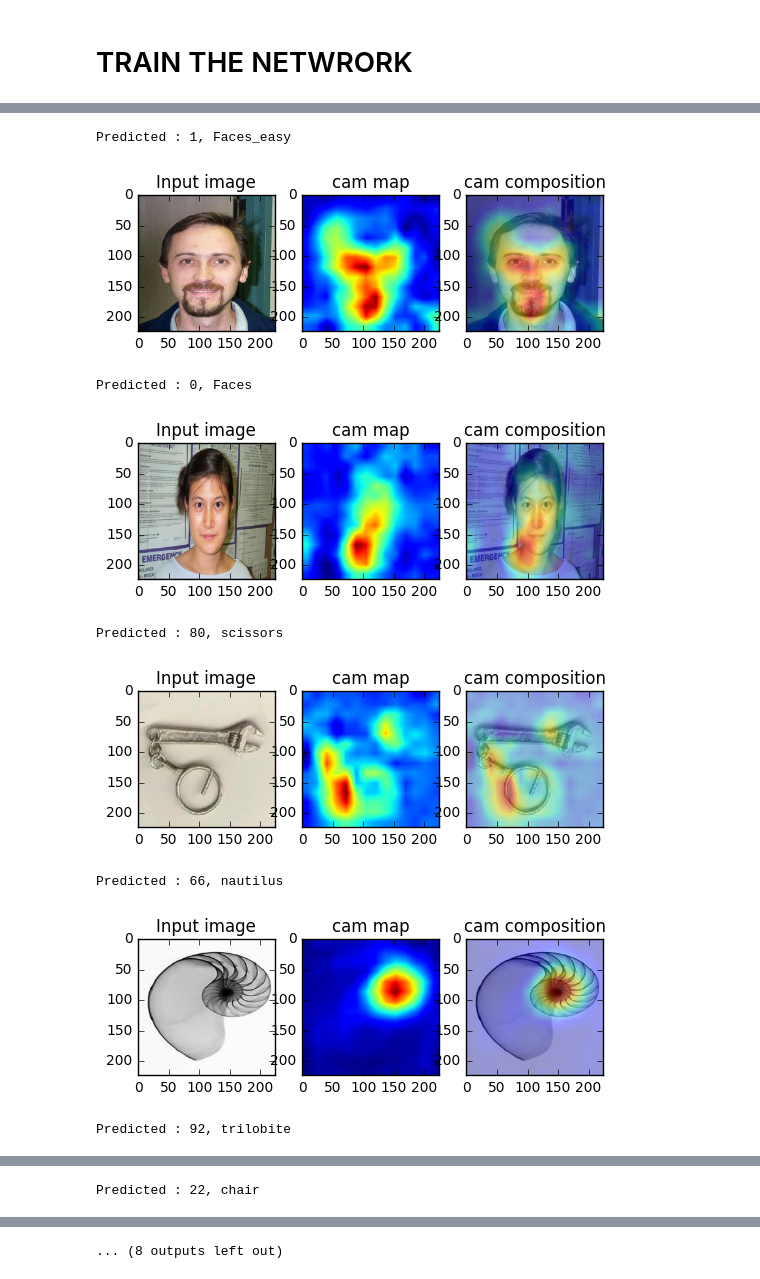
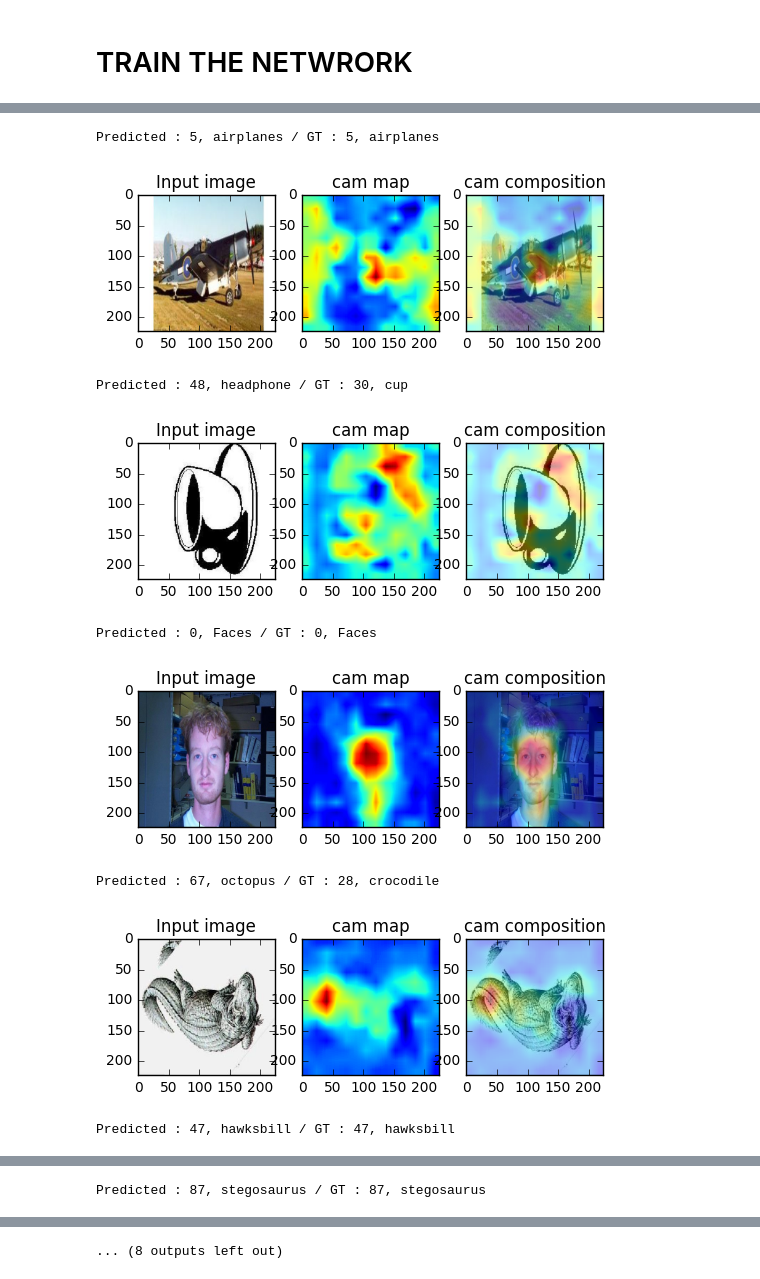
Before and after one commit to itswyri/cam_vgg, a Jupyter notebook: cam_vgg.ipynb, the cells around one changed output, grey strips where cells are left out. Saved outputs shown, nothing was run; the diff lists cells and outputs as text; code cells hidden in the pictures.

```diff
--- a/cam_vgg.ipynb
+++ b/cam_vgg.ipynb
@@ -191,7 +191,8 @@ layers = (
 
 # You can choose trainable=True / False
 # If trainable=True, you can finetune pretrained network as well as cam layer
-weights, biases, mean_pixel = loadnet(VGG_PATH, layers, trainable=False)
+_weights, _biases, _ = loadnet(VGG_PATH, layers, trainable=False)
+weights, biases, mean_pixel = loadnet(VGG_PATH, layers, trainable=True)
 print ("Network for VGG ready")
 # %% [output]
 Network for VGG ready
@@ -225,11 +226,18 @@ NETWORK READY
 # %% [markdown]
 # DEFINE FUNCTIONS FOR THE NETWORK
 # %%
+# For initializing cam weights w/o backprop through vgg19
+_fnet = feednet(_weights, _biases, layers, mean_pixel, img_placeholder)
+_pred = cam(_fnet, weights, biases, kr)['out']
+_cost = tf.reduce_mean(tf.nn.softmax_cross_entropy_with_logits(_pred, y))
+_optm = tf.train.AdamOptimizer(learning_rate=0.001).minimize(_cost)
+
+# For fintuning vgg19
 fnet = feednet(weights, biases, layers, mean_pixel, img_placeholder)
 fcam = cam(fnet, weights, biases, kr)['cam_relu']
 pred = cam(fnet, weights, biases, kr)['out']
 cost = tf.reduce_mean(tf.nn.softmax_cross_entropy_with_logits(pred, y))
-optm = tf.train.AdamOptimizer(learning_rate=0.001).minimize(cost)
+optm = tf.train.AdamOptimizer(learning_rate=0.0001).minimize(cost)
 corr = tf.equal(tf.argmax(pred,1), tf.argmax(y,1))
 accr = tf.reduce_mean(tf.cast(corr, 'float'))
 init = tf.initialize_all_variables()
@@ -240,8 +248,9 @@ FUNCTIONS READY
 # TRAIN THE NETWRORK
 # %%
 import time
+
 # SOME PARAMETERS
-training_epochs = 5
+training_epochs = 10
 batch_size = 128
 total_batch = (ntrain // batch_size) + 1
 disp_step = 1
@@ -253,12 +262,17 @@ sess.run(init)
 
 for epoch in range(training_epochs):
     avg_cost = 0.
+    randperm = np.random.permutation(ntrain)
+
     for i in range(total_batch):
-        randidx = np.random.randint(ntrain, size=batch_size)
+        randidx = randperm[i*batch_size:(i+1)*batch_size]
         batch_x = train_imgs[randidx, :, :, :]
         batch_y = train_labels[randidx, :]
         feeds_iter = {img_placeholder: batch_x, y: batch_y, kr: 0.7}
-        _, c = sess.run([optm, cost], feed_dict=feeds_iter)
+        if epoch < 5:
+            _, c = sess.run([_optm, _cost], feed_dict=feeds_iter)
+        else:
+            c = sess.run(cost, feed_dict=feeds_iter)
         avg_cost += c
         # print (c)
     avg_cost = avg_cost / total_batch
@@ -271,6 +285,6 @@ for epoch in range(training_epochs):
         feeds_test = {img_placeholder: test_imgs_temp, y: test_labels_temp, kr: 1.}
         test_acc = sess.run(accr, feed_dict=feeds_test)
         print ("[%d/%d] cost: %.4f train_acc: %.3f test_acc: %.3f"
-               % (epoch, training_epochs, avg_cost, train_acc, test_acc))
+               % (epoch+1, training_epochs, avg_cost, train_acc, test_acc))
 print ("OPTIMIZATION FINISHED in %d sec" % (time.time() - t0))
 # %% [output]
@@ -285,49 +304,54 @@ OPTIMIZATION FINISHED in 228 sec
 ntest = test_imgs.shape[0]
 randidx = np.random.randint(ntest, size=10)
 testimg = test_imgs[randidx, ...]
+testlabel = test_labels[randidx, :]
 for i in xrange(10):
     currimg = testimg[i].reshape((-1,) + testimg[i].shape)
+    currlabel = np.argmax(testlabel[i])
     cam_testfeat, cam_outval, cam_weights = sess.run([fcam, pred, weights['out']],
                                                     feed_dict={img_placeholder: currimg, kr: 1.})
 
+    #vgg, _, _ = vggnet(VGG_PATH, img_placeholder)
+    #cam_testfeat, cam_outval, cam_weights = sess.run([vgg['relu5_4'], pred, weights['out']],
+#                                                   feed_dict={img_placeholder: currimg, kr: 1.})
     predlabel = np.argmax(cam_outval)
     predweights = cam_weights[:, predlabel]
     camsum = np.zeros((14, 14))
     for i in xrange(512):
         camsum = camsum + predweights[i] * cam_testfeat[0,:,:,i]
 
     camavg = scipy.misc.imresize(camsum / 512, [224, 224])
 
     cm_jet = plt.get_cmap('jet')
     camadd = camavg.copy().astype(np.float) - np.min(camavg)
     camadd = camadd / np.max(camadd)
     camadd = 0.6*currimg[0]/255. + 0.4*cm_jet(camadd)[..., :3]
 
-    print "Predicted : %d, %s" % (predlabel, categories[predlabel])
+    print "Predicted : %d, %s / GT : %d, %s" % (predlabel, categories[predlabel], currlabel, categories[currlabel])
 
     plt.figure(i)
 
     plt.subplot(131)
     plt.imshow(currimg[0])
     plt.title("Input image")
 
     plt.subplot(132)
     plt.imshow(camavg, cmap='jet')
     # plt.matshow(camavg, cmap=plt.get_cmap('jet'))
     plt.title("cam map")
     # plt.colorbar()
 
     plt.subplot(133)
     plt.imshow(camadd)
     plt.title("cam composition")
     plt.show()
 # %% [output]
-Predicted : 1, Faces_easy
+Predicted : 5, airplanes / GT : 5, airplanes
-[figure, old version]
+[figure, new version]
-Predicted : 0, Faces
+Predicted : 48, headphone / GT : 30, cup
-[figure, old version]
+[figure, new version]
-Predicted : 80, scissors
+Predicted : 0, Faces / GT : 0, Faces
-[figure, old version]
+[figure, new version]
-Predicted : 66, nautilus
+Predicted : 67, octopus / GT : 28, crocodile
-[figure, old version]
+[figure, new version]
-Predicted : 92, trilobite
+Predicted : 47, hawksbill / GT : 47, hawksbill
@@ -335 +359 @@ Predicted : 92, trilobite
-Predicted : 22, chair
+Predicted : 87, stegosaurus / GT : 87, stegosaurus
```
Also changed, not shown: parts of 4 cells of this notebook.
